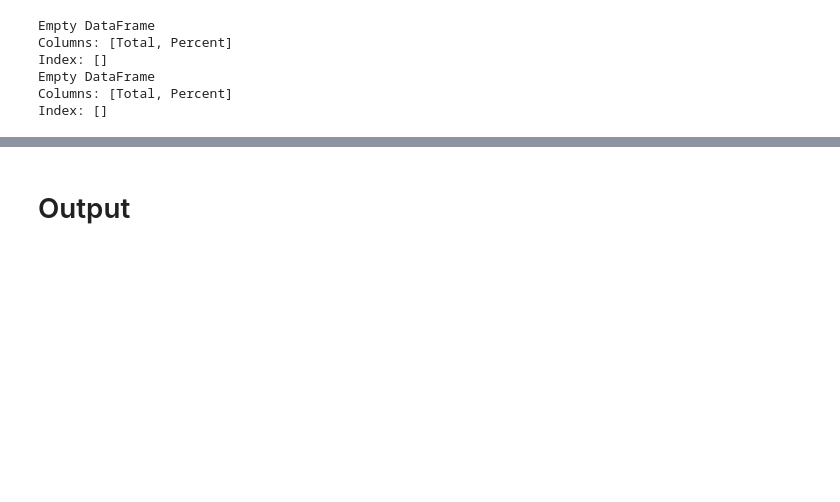
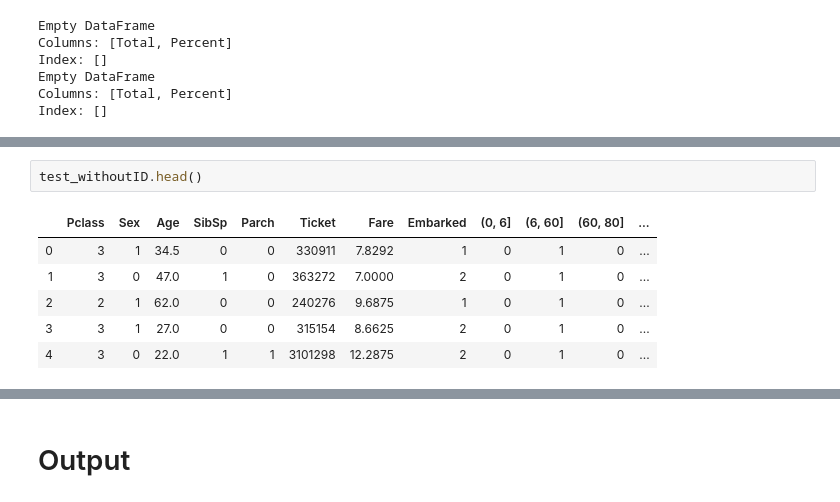
Before and after one commit to LivLilli/Titanic-Machine-Learning-from-disaster, a Jupyter notebook: Titanic.ipynb, the cells around one changed output, grey strips where cells are left out. Saved outputs shown, nothing was run; the diff lists cells and outputs as text; blank space fills up the shorter version.

```diff
--- a/Titanic.ipynb
+++ b/Titanic.ipynb
@@ -605,0 +651,9 @@ Index: []
+# %%
+test_withoutID.head()
+# %% [output]
+|  | Pclass | Sex | Age | SibSp | Parch | Ticket | Fare | Embarked | (0, 6] | (6, 60] | (60, 80] | ... |
+| 0 | 3 | 1 | 34.5 | 0 | 0 | 330911 | 7.8292 | 1 | 0 | 1 | 0 | ... |
+| 1 | 3 | 0 | 47.0 | 1 | 0 | 363272 | 7.0000 | 2 | 0 | 1 | 0 | ... |
+| 2 | 2 | 1 | 62.0 | 0 | 0 | 240276 | 9.6875 | 1 | 0 | 1 | 0 | ... |
+| 3 | 3 | 1 | 27.0 | 0 | 0 | 315154 | 8.6625 | 2 | 0 | 1 | 0 | ... |
+| 4 | 3 | 0 | 22.0 | 1 | 1 | 3101298 | 12.2875 | 2 | 0 | 1 | 0 | ... |
```
Also changed, not shown: parts of 12 cells of this notebook.
